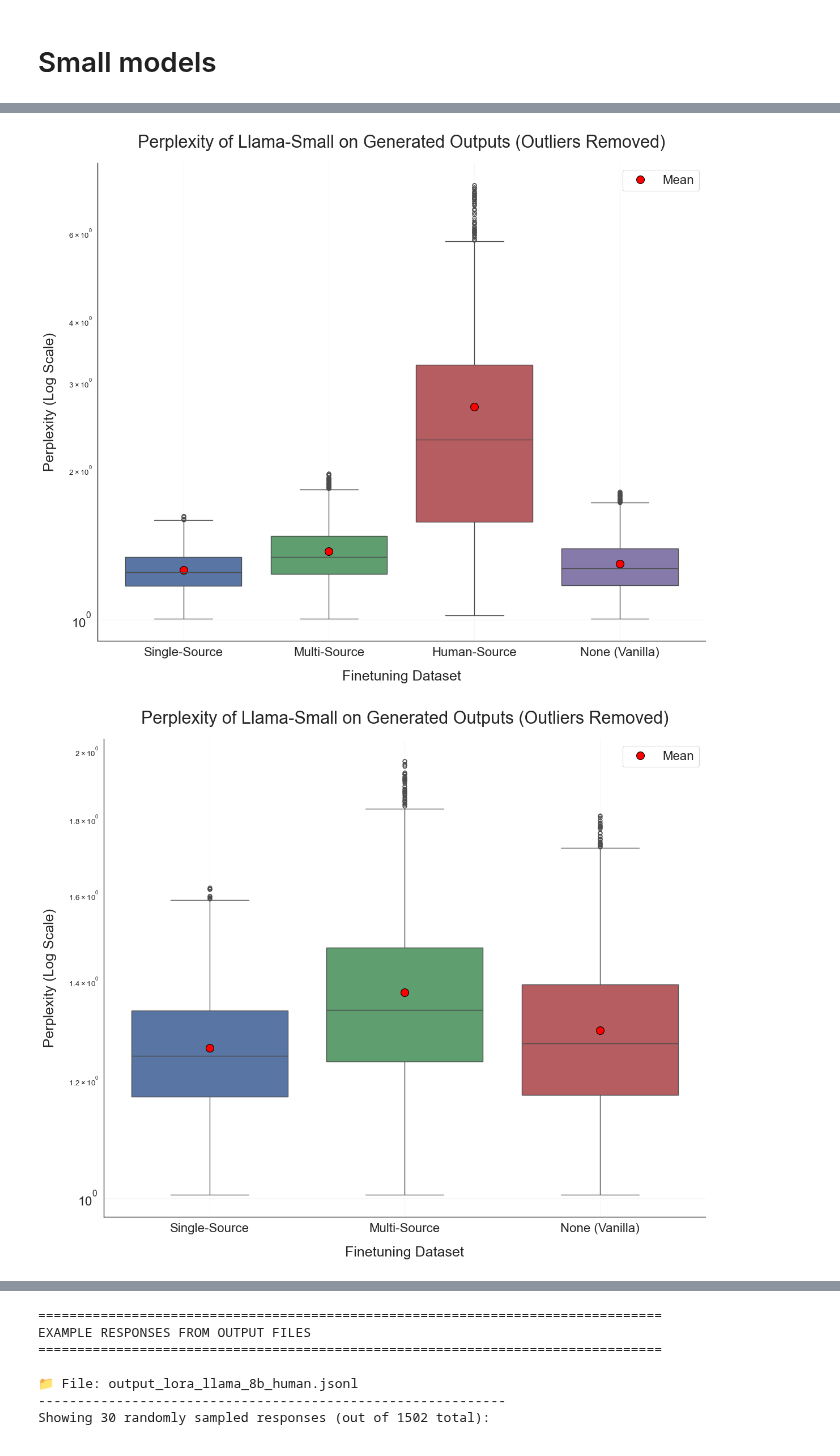
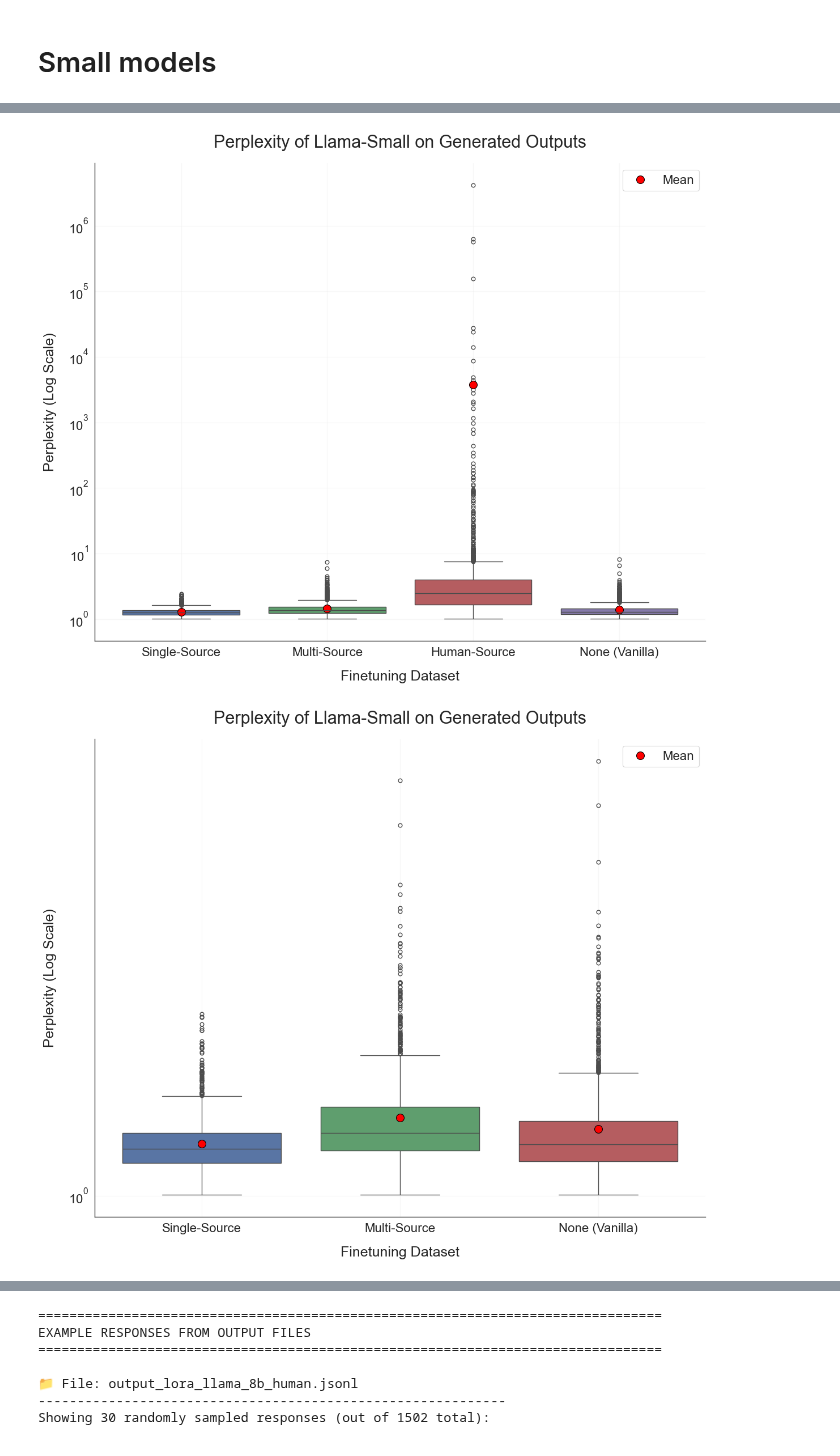
Before and after one commit to maxschaffelder/synthetic_data_diversity, a Jupyter notebook: exp_1/metric_calculation/perplexity/perplexity.ipynb, the cells around one changed output, grey strips where cells are left out. Cells and saved outputs as stored; diff of their text form; code cells hidden in the pictures.

Commit message:
expand perplexity analysis

```diff
--- a/exp_1/metric_calculation/perplexity/perplexity.ipynb
+++ b/exp_1/metric_calculation/perplexity/perplexity.ipynb
@@ -298,7 +298,7 @@ PLOTS_PATH = os.path.join(BASE_PATH, "plots", EXPERIMENT, "ppl")
 SIGNIFICANCE_LEVEL = 0.05
 
 # Analysis options
-REMOVE_OUTLIERS = True
+REMOVE_OUTLIERS = False
 OUTLIER_REMOVAL_FACTOR = 1.5 # For IQR method: 1.5 is standard, 3 is more conservative
 
 # Define datasets in the desired order for plotting and analysis
@@ -334,11 +334,11 @@ if raw_perplexities:
     stats_df = calculate_statistics(final_perplexities)
     plot_perplexity_distributions(final_perplexities, stats_df, DATA_SIZE, suffix=plot_suffix, output_path=None)
     plot_perplexity_distributions_no_human(final_perplexities, stats_df, DATA_SIZE, suffix=plot_suffix, output_path=None)
-    plot_perplexity_histograms(final_perplexities, stats_df, DATA_SIZE, suffix=plot_suffix, output_path=PLOTS_PATH, xlim=(0.8, 2.2), bin_width=0.02)
+    plot_perplexity_histograms(final_perplexities, stats_df, DATA_SIZE, suffix=plot_suffix, output_path=None, xlim=(0.8, 2.2), bin_width=0.02)
 
     # --- Perform Statistical Tests on Final Data ---
-    levene_test_func = lambda *args: stats.levene(*args, center='median')
-    run_statistical_test(levene_test_func, final_perplexities, SIGNIFICANCE_LEVEL, "Homogeneity of Variance (Levene's Test)", "Levene's")
+    #levene_test_func = lambda *args: stats.levene(*args, center='median')
+    #run_statistical_test(levene_test_func, final_perplexities, SIGNIFICANCE_LEVEL, "Homogeneity of Variance (Levene's Test)", "Levene's")
 
     kruskal_test_func = lambda *args: stats.kruskal(*args)
     run_statistical_test(kruskal_test_func, final_perplexities, SIGNIFICANCE_LEVEL, "Difference in Distributions (Kruskal-Wallis)", "Mann-Whitney U")
@@ -365,2 +359,2 @@ None (Vanilla)   1392  1.297656  1.271415  0.028454   0.168683
-[figure, old version]
+[figure, new version]
-[figure, old version]
+[figure, new version]
```
Also changed, not shown: parts of 11 cells of this notebook.
